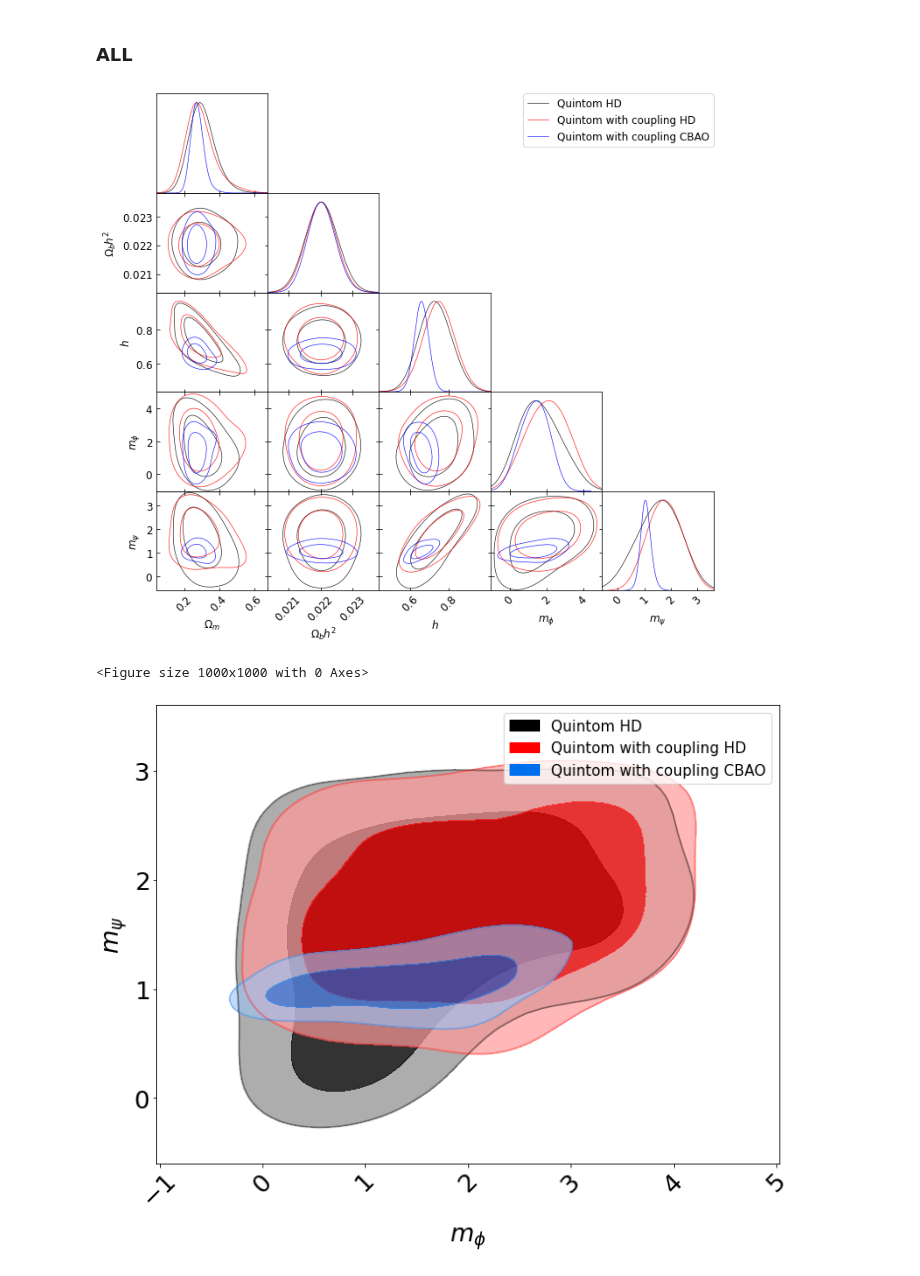
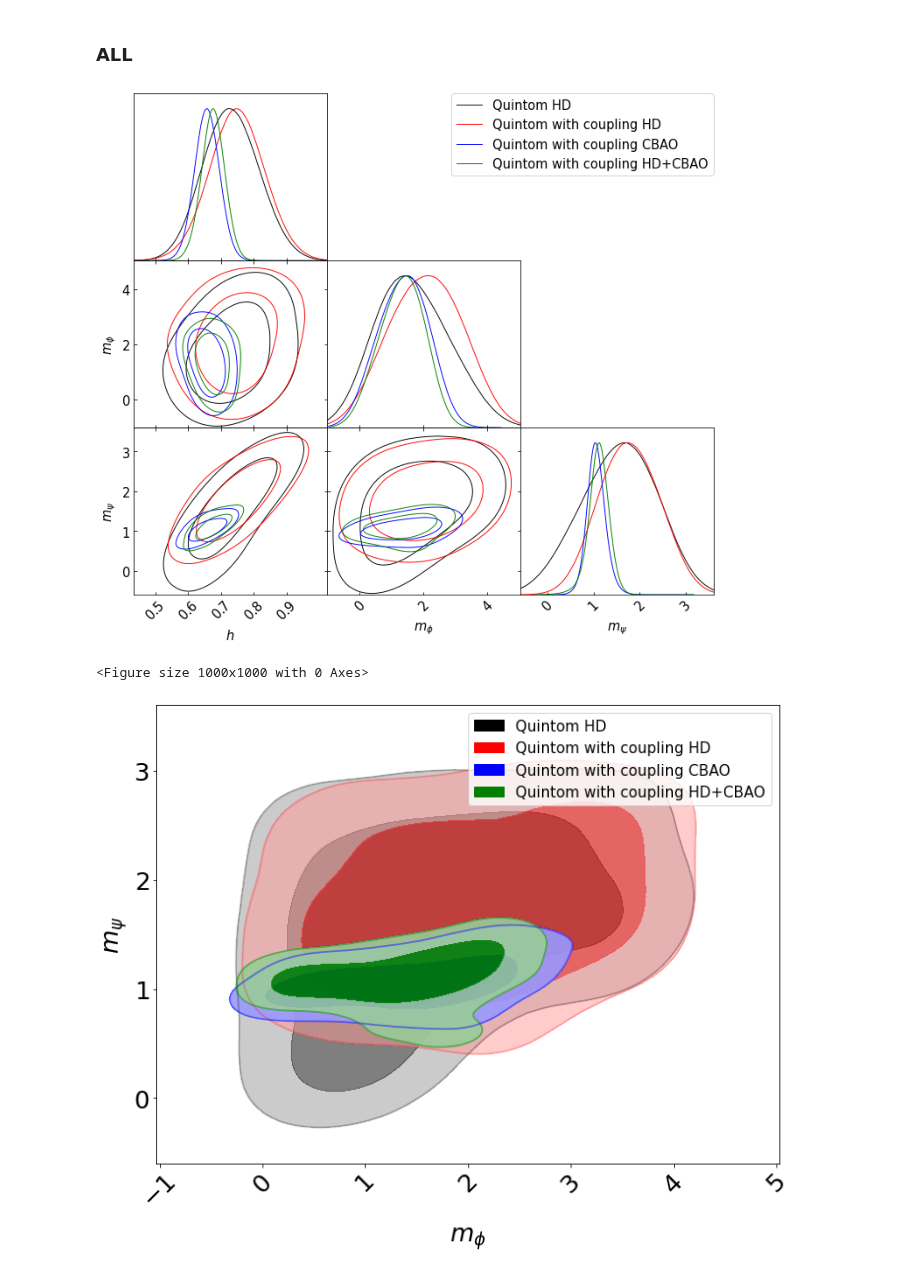
Before and after one commit to igomezv/simplemc_tests, a Jupyter notebook: getdist_Quintom.ipynb, the cells around one changed output. Saved outputs shown, nothing was run; the diff lists cells and outputs as text; code cells hidden in the pictures.

```diff
--- a/getdist_Quintom.ipynb
+++ b/getdist_Quintom.ipynb
@@ -22,6 +22,7 @@ dir_name = '/home/isidro/Documents/gitHub/simplemc_tests/simplemc/chains/'
 roots_couple = [
                 'Quintom_couple_phy_HD_nested_multi',
                 'Quintom_couple_phy_CBAO_nested_multi',
+                 'Quintom_couple_phy_CBAO+HD_nested_multi'
                 ]
 
 roots_quintom = [
@@ -33,6 +34,7 @@ roots_all = [
                 'Quintom_phy_HD_nested_multi',
                 'Quintom_couple_phy_HD_nested_multi',
                 'Quintom_couple_phy_CBAO_nested_multi',
+                'Quintom_couple_phy_CBAO+HD_nested_multi'
 
            ]
 # %%
@@ -97,6 +104,15 @@ plt.savefig('hvsbeta_QuintomCouple.png', dpi=80)
 # %% [markdown]
 ### ALL
 # %%
+# plt.figure(figsize=(10, 10), dpi=100)
+
+# gg= plots.getSinglePlotter(chain_dir = dir_name, width_inch= 10,
+#                           ratio = 0.8,
+#                           analysis_settings={'smooth_scale_2D': 0.5,
+#                                              'smooth_scale_1D': 0.5,
+#                                              'ignore_rows': 0.1})
+
+
 #g.settings.axes_fontsize = 5
 g.settings.lab_fontsize = 15
 g.settings.x_label_rotation= 45
@@ -105,14 +121,14 @@ g.settings.legend_fontsize = 15
 g.settings.axes_fontsize = 15
 # g.settings.lw1 = 0.5
 
-g.triangle_plot(roots_all, ['Om', 'Obh2', 'h', 'mquin', 'mphan'],
-# g.triangle_plot(roots, ['Om', 'Obh2', 'h'],
-                diag1d_kwargs={'colors':['black', 'red','blue','black', 'yellow'],
-                               'alphas':[1.0,1.0,1.0]},
-                colors=['black', 'red','blue', 'yellow'],
+# g.triangle_plot(roots_all, ['Om', 'Obh2', 'h', 'mquin', 'mphan'],
+g.triangle_plot(roots_all, ['h', 'mquin', 'mphan'],
+                diag1d_kwargs={'colors':['black', 'red','blue', 'green'],
+                               'alphas':[1.0,1.0,1.0,1.0]},
+                colors=['black', 'red','blue', 'green'],
 #                 alphas = [1.0, 0.7, 0.5],
                 legend_labels=['Quintom HD', 'Quintom with coupling HD',
-                               'Quintom with coupling CBAO'],
+                               'Quintom with coupling CBAO', 'Quintom with coupling HD+CBAO'],
                 legend_loc='upper right',
                 filled = False,
                 normalized=False, shaded=False)
@@ -120,37 +136,37 @@ g.triangle_plot(roots_all, ['Om', 'Obh2', 'h', 'mquin', 'mphan'],
 #plt.show()
 plt.savefig('TriangleQuintomAll.png', dpi=80)
 # %% [output]
-[figure, old version]
+[figure, new version]
 # %%
 plt.figure(figsize=(10, 10), dpi=100)
 
 gg= plots.getSinglePlotter(chain_dir = dir_name, width_inch= 10,
                           ratio = 0.8,
                           analysis_settings={'smooth_scale_2D': 0.5,
                                              'smooth_scale_1D': 0.5,
                                              'ignore_rows': 0.1})
 
 gg.settings.lab_fontsize = 25
 gg.settings.x_label_rotation= 45
 gg.settings.legend_fontsize = 15
 gg.settings.axes_fontsize = 25
 
 # plt.figure(figsize=(10,8))
-gg.plot_2d(roots_all, 'mquin', 'mphan', colors=['black', 'red'],
-          filled=True, alphas = [0.8, 0.7, 0.6],
+gg.plot_2d(roots_all, 'mquin', 'mphan', colors=['black', 'red','blue', 'green'],
+          filled=True, alphas = [0.5, 0.5, 0.9, 0.9],
           legend_loc='upper right')
 
 gg.add_legend(['Quintom HD', 'Quintom with coupling HD',
-                               'Quintom with coupling CBAO'])
+                               'Quintom with coupling CBAO', 'Quintom with coupling HD+CBAO'])
 
 # gg.add_x_marker(-1, color='green', lw=3.0)
 # gg.add_y_marker(0, color='green', lw=3.0)
 # plt.ylim(-3.1,3.1)
 # plt.xlim(-2.5,0.5)
 # plt.text(-2.2, -2.7, 'Datasets: CC', fontsize=25)
 # plt.text(-2.2, -2.2, 'CPL', fontsize=25)
 
 plt.savefig('phivspsi_Quintom.png', dpi=80)
 # %% [output]
 <Figure size 1000x1000 with 0 Axes>
-[figure, old version]
+[figure, new version]
```
Also changed, not shown: parts of 2 cells of this notebook.
